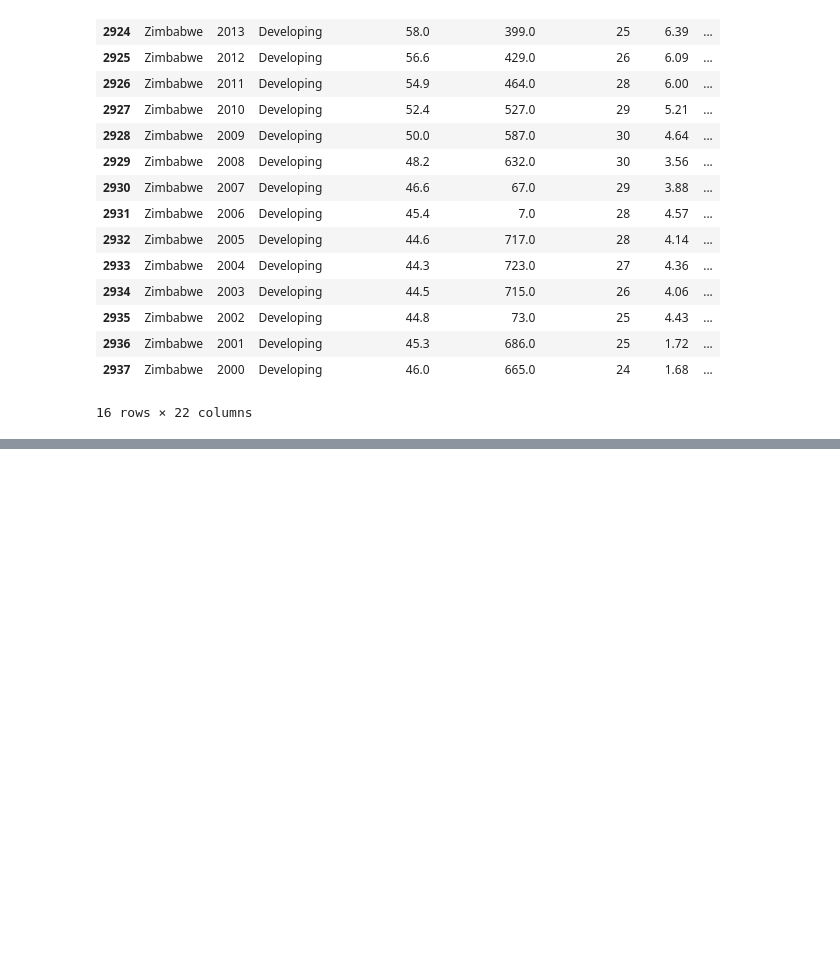
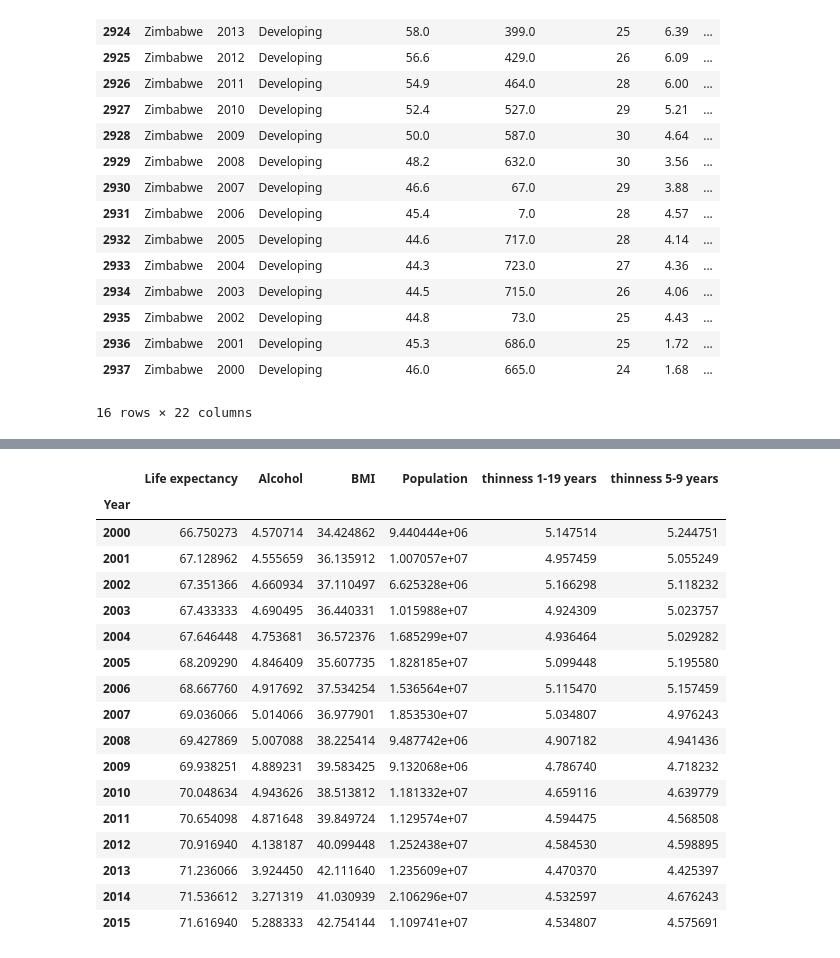
Before and after one commit to victor-duwat/Dazzle-Dash, a Jupyter notebook: notebook.ipynb, the cells around one changed output, grey strips where cells are left out. Saved outputs shown, nothing was run; the diff lists cells and outputs as text; code cells hidden in the pictures; blank space fills up the shorter version.

```diff
--- a/notebook.ipynb
+++ b/notebook.ipynb
@@ -172,0 +282,21 @@ zimbabwe
+# %%
+df.groupby('Year')[['Life expectancy ', 'Alcohol', ' BMI ', 'Population', ' thinness  1-19 years',' thinness 5-9 years']].mean()
+# %% [output]
+|  | Life expectancy | Alcohol | BMI | Population | thinness 1-19 years | thinness 5-9 years |
+| Year |  |  |  |  |  |  |
+| 2000 | 66.750273 | 4.570714 | 34.424862 | 9.440444e+06 | 5.147514 | 5.244751 |
+| 2001 | 67.128962 | 4.555659 | 36.135912 | 1.007057e+07 | 4.957459 | 5.055249 |
+| 2002 | 67.351366 | 4.660934 | 37.110497 | 6.625328e+06 | 5.166298 | 5.118232 |
+| 2003 | 67.433333 | 4.690495 | 36.440331 | 1.015988e+07 | 4.924309 | 5.023757 |
+| 2004 | 67.646448 | 4.753681 | 36.572376 | 1.685299e+07 | 4.936464 | 5.029282 |
+| 2005 | 68.209290 | 4.846409 | 35.607735 | 1.828185e+07 | 5.099448 | 5.195580 |
+| 2006 | 68.667760 | 4.917692 | 37.534254 | 1.536564e+07 | 5.115470 | 5.157459 |
+| 2007 | 69.036066 | 5.014066 | 36.977901 | 1.853530e+07 | 5.034807 | 4.976243 |
+| 2008 | 69.427869 | 5.007088 | 38.225414 | 9.487742e+06 | 4.907182 | 4.941436 |
+| 2009 | 69.938251 | 4.889231 | 39.583425 | 9.132068e+06 | 4.786740 | 4.718232 |
+| 2010 | 70.048634 | 4.943626 | 38.513812 | 1.181332e+07 | 4.659116 | 4.639779 |
+| 2011 | 70.654098 | 4.871648 | 39.849724 | 1.129574e+07 | 4.594475 | 4.568508 |
+| 2012 | 70.916940 | 4.138187 | 40.099448 | 1.252438e+07 | 4.584530 | 4.598895 |
+| 2013 | 71.236066 | 3.924450 | 42.111640 | 1.235609e+07 | 4.470370 | 4.425397 |
+| 2014 | 71.536612 | 3.271319 | 41.030939 | 2.106296e+07 | 4.532597 | 4.676243 |
+| 2015 | 71.616940 | 5.288333 | 42.754144 | 1.109741e+07 | 4.534807 | 4.575691 |
```
Also changed, not shown: parts of 21 cells of this notebook.
